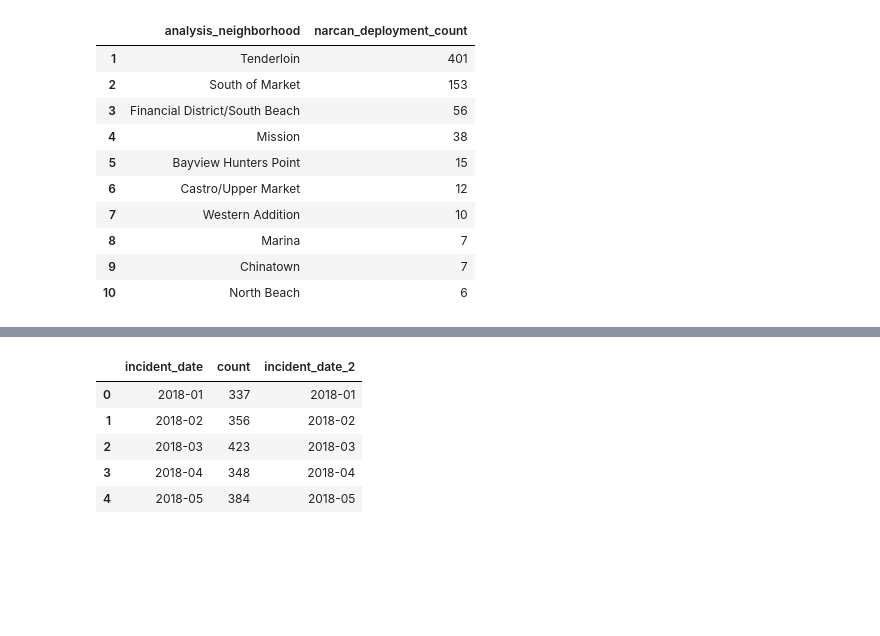
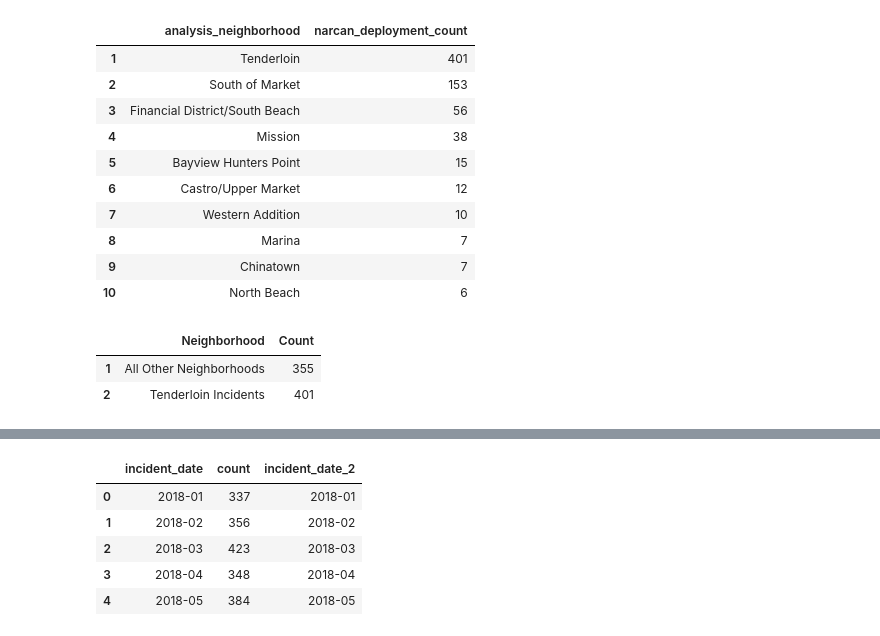
Before and after one commit to fishdmy/sfpd-data, a Jupyter notebook: notebooks/drug_epidemic.ipynb, the cells around one changed output, grey strips where cells are left out. Saved outputs shown, nothing was run; the diff lists cells and outputs as text; code cells hidden in the pictures; blank space fills up the shorter version.

```diff
--- a/notebooks/drug_epidemic.ipynb
+++ b/notebooks/drug_epidemic.ipynb
@@ -177,0 +166,19 @@ totals
+# %%
+# Group the incidents by time and location
+# Note that incident_date_2 has no significant meaning other than for the purpose of tooltips in visualization.
+
+nd_nbh = narcan_deploy.groupby([(narcan_deploy['incident_date'].dt.strftime('%Y-%m')),narcan_deploy['analysis_neighborhood']]).size().reset_index(name='count')
+nd_nbh['incident_date_2'] = nd_nbh['incident_date']
+for i, row in nd_nbh.iterrows():
+    if row['analysis_neighborhood'] == 'Tenderloin':
+        nd_nbh.loc[i, 'compare'] = 'Tenderloin Incidents'
+    else:
+        nd_nbh.loc[i, 'compare'] = 'All Other Neighborhoods'
+nd_nbh_df = nd_nbh.groupby('compare').sum('count').reset_index()
+nd_nbh_df = result_df.rename(columns={'compare': 'Neighborhood', 'count': 'Count'})
+nd_nbh_df.index += 1
+nd_nbh_df
+# %% [output]
+|  | Neighborhood | Count |
+| 1 | All Other Neighborhoods | 355 |
+| 2 | Tenderloin Incidents | 401 |
```
Also changed, not shown: parts of 32 cells of this notebook.
